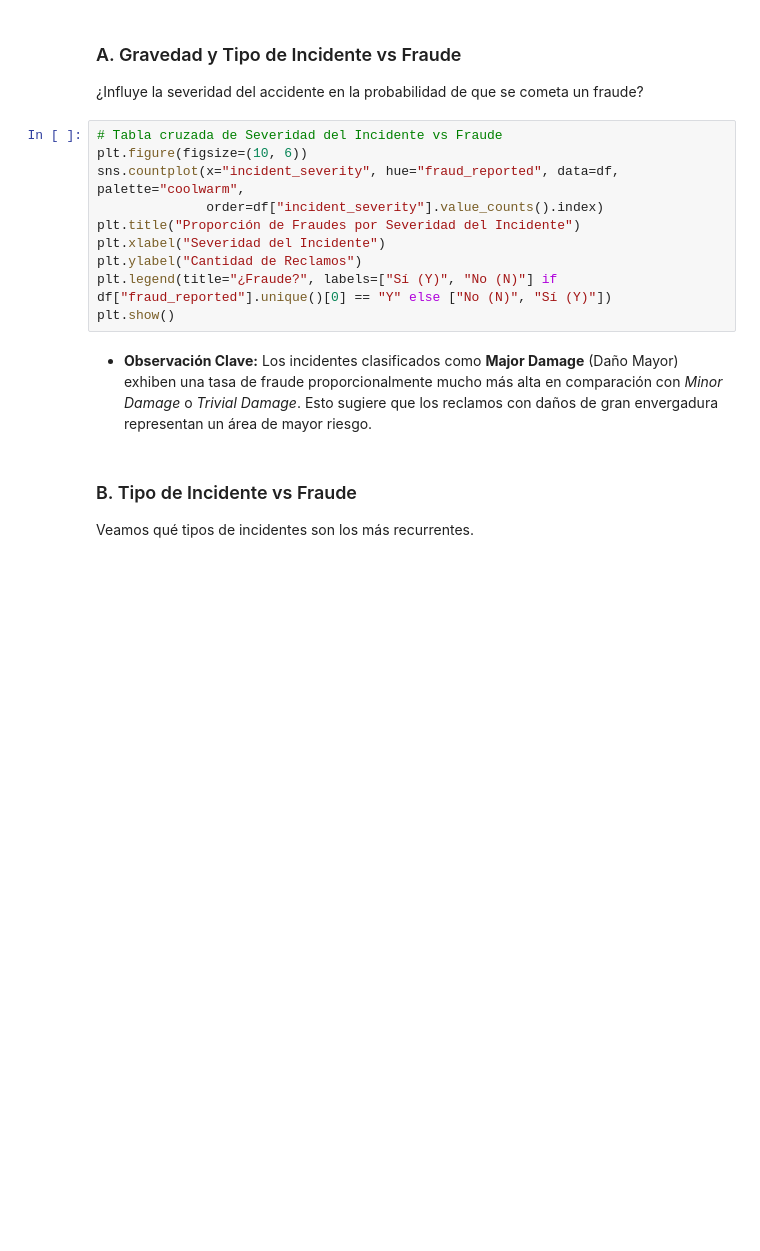
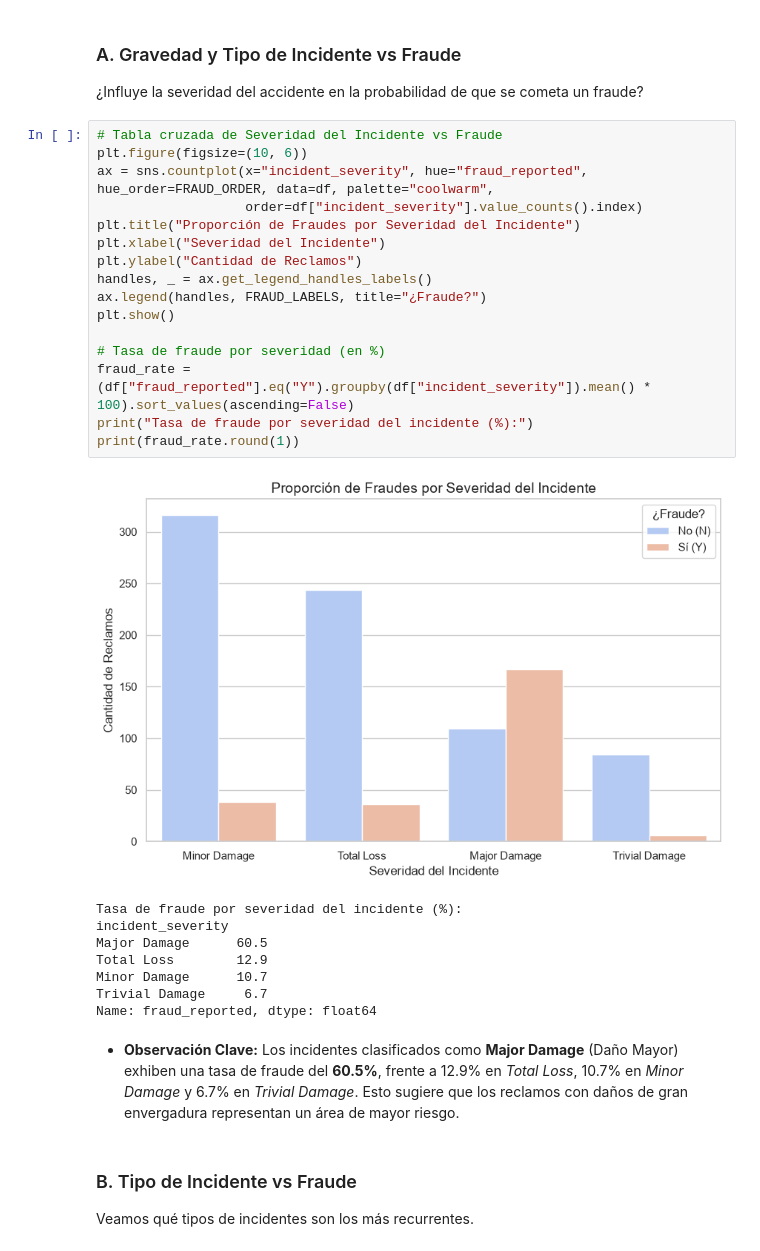
Before and after one commit to Luciozanettini/insurance-fraud-analysis, a Jupyter notebook: insurance_claims_analysis.ipynb, the cells around one changed output. Cells and saved outputs as stored; diff of their text form; blank space fills up the shorter version.

```diff
--- a/insurance_claims_analysis.ipynb
+++ b/insurance_claims_analysis.ipynb
@@ -78,15 +90,30 @@ Analizaremos cómo se relacionan diversas variables categóricas y numéricas co
 # %%
 # Tabla cruzada de Severidad del Incidente vs Fraude
 plt.figure(figsize=(10, 6))
-sns.countplot(x="incident_severity", hue="fraud_reported", data=df, palette="coolwarm",
-              order=df["incident_severity"].value_counts().index)
+ax = sns.countplot(x="incident_severity", hue="fraud_reported", hue_order=FRAUD_ORDER, data=df, palette="coolwarm",
+                   order=df["incident_severity"].value_counts().index)
 plt.title("Proporción de Fraudes por Severidad del Incidente")
 plt.xlabel("Severidad del Incidente")
 plt.ylabel("Cantidad de Reclamos")
-plt.legend(title="¿Fraude?", labels=["Sí (Y)", "No (N)"] if df["fraud_reported"].unique()[0] == "Y" else ["No (N)", "Sí (Y)"])
+handles, _ = ax.get_legend_handles_labels()
+ax.legend(handles, FRAUD_LABELS, title="¿Fraude?")
 plt.show()
+
+# Tasa de fraude por severidad (en %)
+fraud_rate = (df["fraud_reported"].eq("Y").groupby(df["incident_severity"]).mean() * 100).sort_values(ascending=False)
+print("Tasa de fraude por severidad del incidente (%):")
+print(fraud_rate.round(1))
+# %% [output]
+[figure, added]
+Tasa de fraude por severidad del incidente (%):
+incident_severity
+Major Damage      60.5
+Total Loss        12.9
+Minor Damage      10.7
+Trivial Damage     6.7
+Name: fraud_reported, dtype: float64
 # %% [markdown]
-* **Observación Clave:** Los incidentes clasificados como **Major Damage** (Daño Mayor) exhiben una tasa de fraude proporcionalmente mucho más alta en comparación con *Minor Damage* o *Trivial Damage*. Esto sugiere que los reclamos con daños de gran envergadura representan un área de mayor riesgo.
+* **Observación Clave:** Los incidentes clasificados como **Major Damage** (Daño Mayor) exhiben una tasa de fraude del **60.5%**, frente a 12.9% en *Total Loss*, 10.7% en *Minor Damage* y 6.7% en *Trivial Damage*. Esto sugiere que los reclamos con daños de gran envergadura representan un área de mayor riesgo.
 # %% [markdown]
 ### B. Tipo de Incidente vs Fraude
 Veamos qué tipos de incidentes son los más recurrentes.
```
Also changed, not shown: parts of 12 cells of this notebook, 3 other files.
